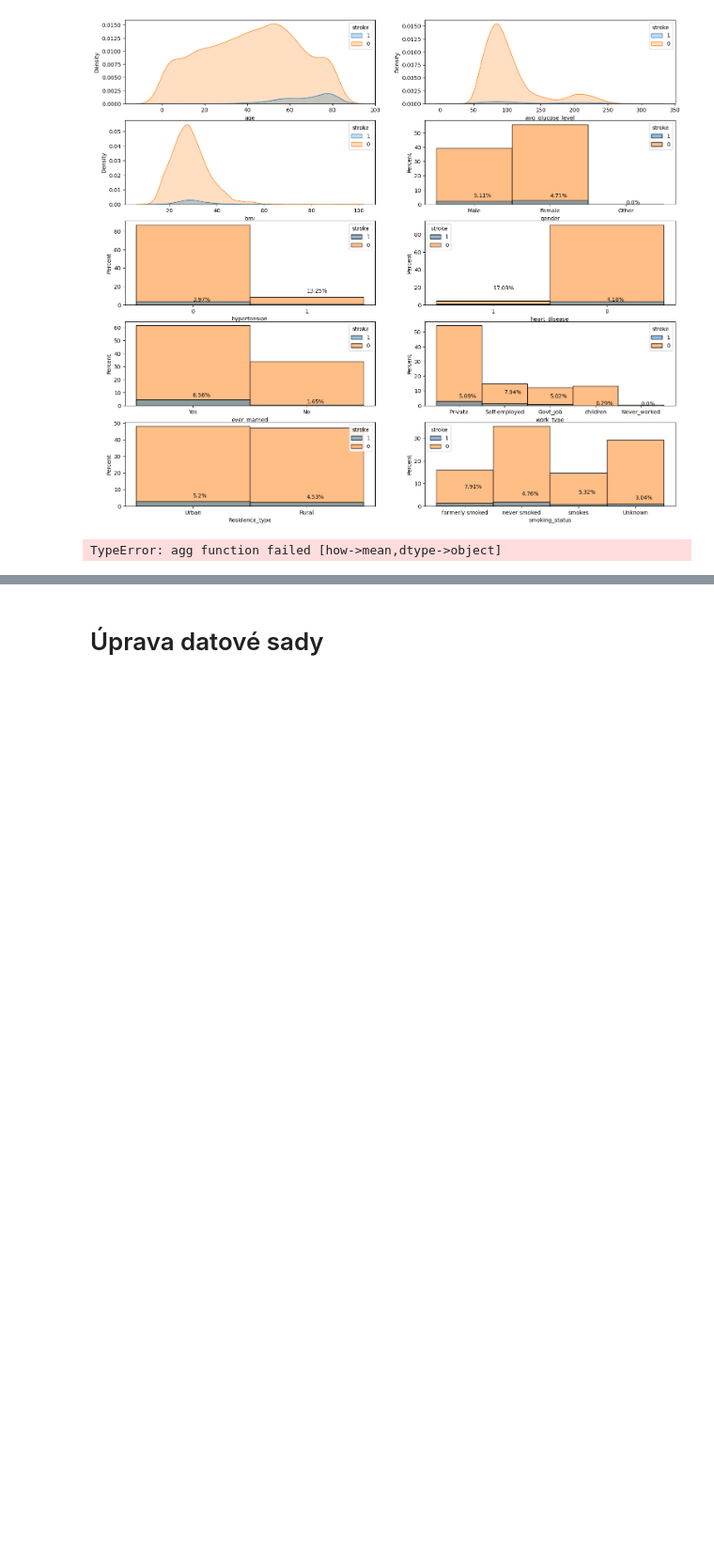
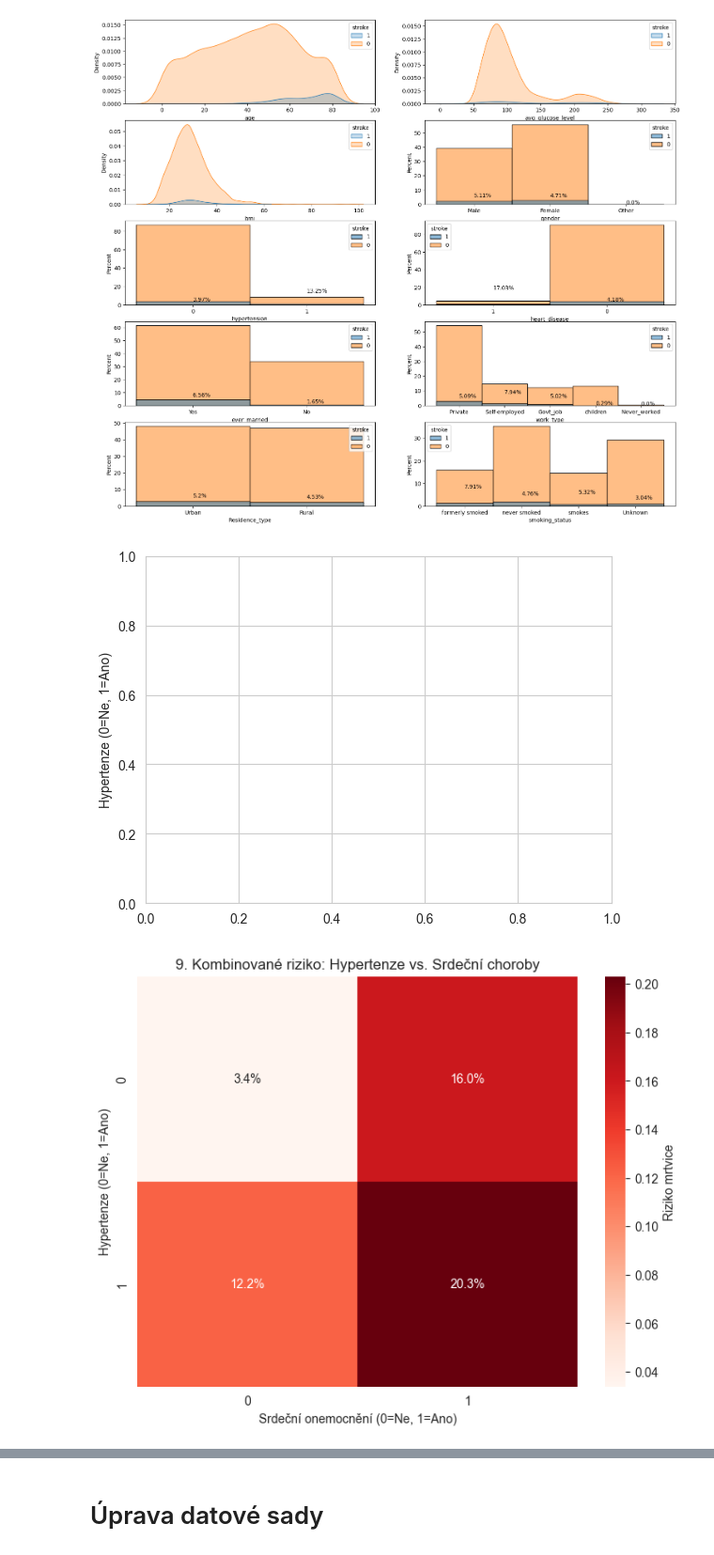
Before and after one commit to LukasKotoun/UPA, a Jupyter notebook: 3/analysis.ipynb, the cells around one changed output, grey strips where cells are left out. Shown at 94% size. Cells and saved outputs as stored; diff of their text form; code cells hidden in the pictures; blank space fills up the shorter version.

Commit message:
feat: add heatmaps graphs

```diff
--- a/3/analysis.ipynb
+++ b/3/analysis.ipynb
@@ -95,5 +95,36 @@ for idx, attr in enumerate(categorical, start=3):
 [figure]
 # %%
 plt.ylabel('Hypertenze (0=Ne, 1=Ano)')
+
+comorbidity_risk = pd.pivot_table(df, values='stroke', index='hypertension',
+                                  columns='heart_disease', aggfunc='mean')
+
+plt.figure(figsize=(8, 6))
+sns.heatmap(comorbidity_risk, annot=True, fmt=".1%", cmap='Reds', cbar_kws={'label': 'Riziko mrtvice'})
+plt.title('9. Kombinované riziko: Hypertenze vs. Srdeční choroby')
+plt.xlabel('Srdeční onemocnění (0=Ne, 1=Ano)')
+plt.ylabel('Hypertenze (0=Ne, 1=Ano)')
+plt.show()
+
+comorbidity_risk = pd.pivot_table(df, values='stroke', index='work_type',
+                                  columns='Residence_type', aggfunc='mean')
+
+plt.figure(figsize=(8, 6))
+sns.heatmap(comorbidity_risk, annot=True, fmt=".1%", cmap='Reds', cbar_kws={'label': 'Riziko mrtvice'})
+plt.title('9. Kombinované riziko: Hypertenze vs. Srdeční choroby')
+plt.xlabel('Srdeční onemocnění (0=Ne, 1=Ano)')
+plt.ylabel('Hypertenze (0=Ne, 1=Ano)')
+plt.show()
+
+
+
+# 5. Graf: Korelační matice (Heatmap)
+# Pro korelaci vybereme pouze číselné sloupce
+plt.figure(figsize=(10, 8))
+corr_matrix = df.select_dtypes(include=[np.number]).corr()
+sns.heatmap(corr_matrix, annot=True, cmap='RdBu', fmt=".2f", vmin=-1, vmax=1)
+plt.title('5. Korelační matice číselných atributů')
+plt.show()
 # %% [output]
-TypeError: agg function failed [how->mean,dtype->object]
+[figure, added]
+[figure, added]
```
Also changed, not shown: parts of 1 cell of this notebook.
